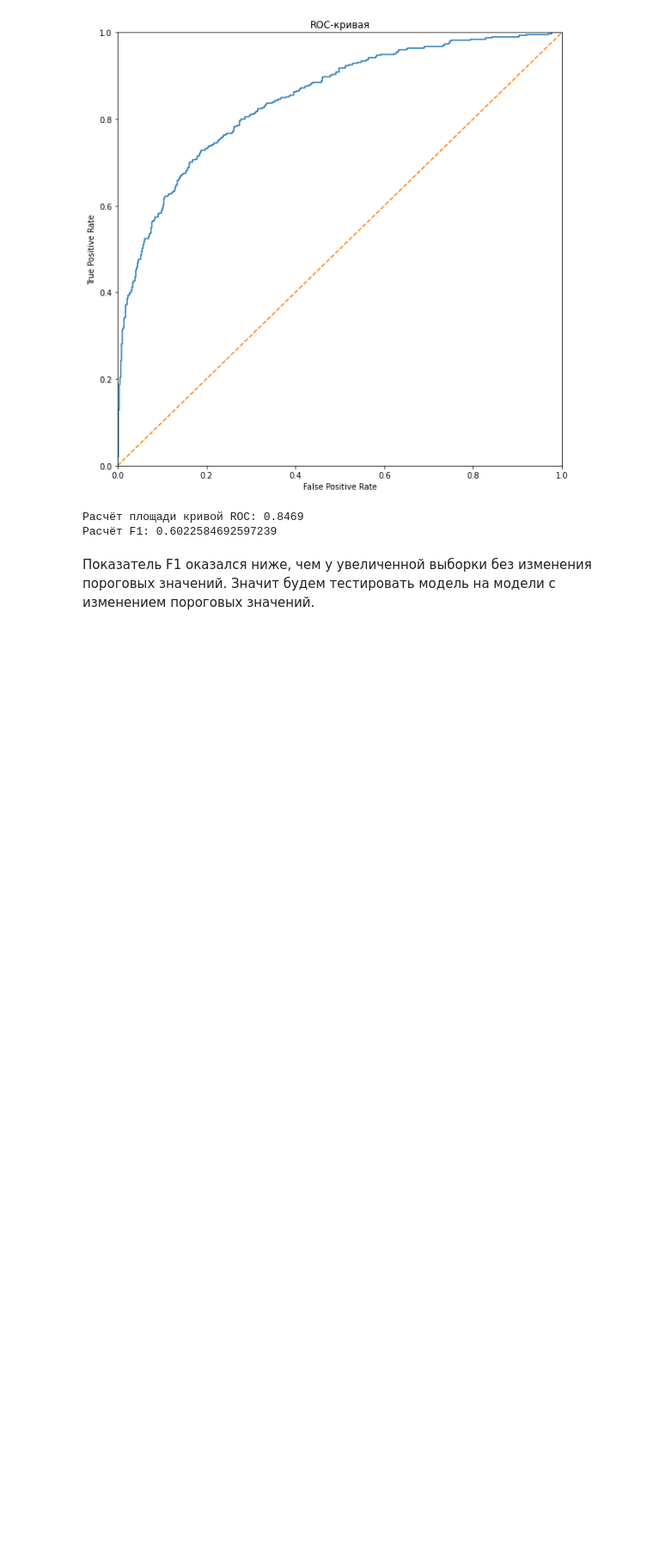
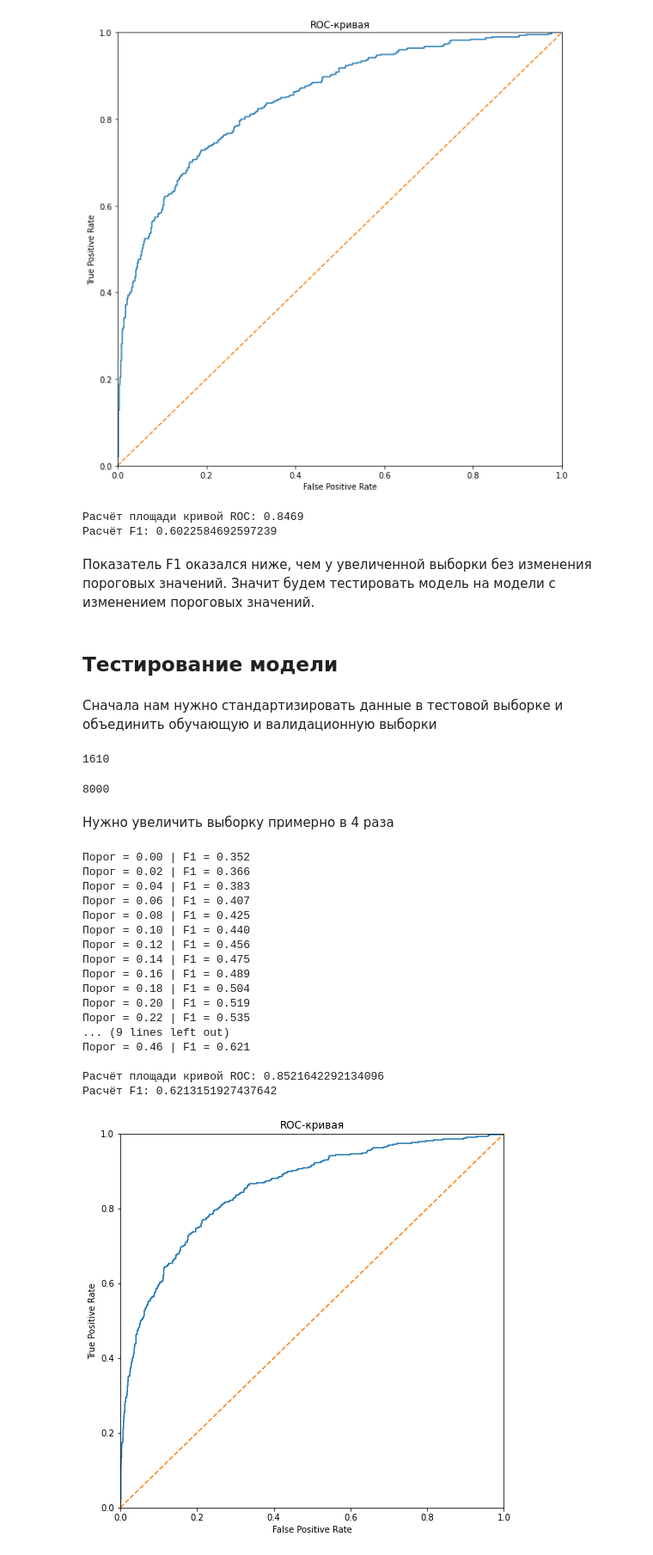
Before and after one commit to ede11/SL, a Jupyter notebook: supervised_learning.ipynb, the cells around one changed output. Shown at 86% size. Cells and saved outputs as stored; diff of their text form; code cells hidden in the pictures; blank space fills up the shorter version.

Commit message:
back to valid notebook

```diff
--- a/supervised_learning.ipynb
+++ b/supervised_learning.ipynb
@@ -828,3 +828,74 @@ print('Расчёт F1:' ,(f1_score(target_valid, predicted_best)))
 Расчёт F1: 0.6022584692597239
 # %% [markdown]
 Показатель F1 оказался ниже, чем у увеличенной выборки без изменения пороговых значений. Значит будем тестировать модель на модели с изменением пороговых значений.
+# %% [markdown]
+## Тестирование модели
+# %% [markdown]
+Сначала нам нужно стандартизировать данные в тестовой выборке и объединить обучающую и валидационную выборки
+# %%
+#объединяем
+final_features = pd.concat([features_train, features_valid])
+final_target = pd.concat([target_train, target_valid])
+
+#проверим дисбаланс классов
+display(final_target.sum(), final_target.count())
+# %% [output]
+1610
+8000
+# %% [markdown]
+Нужно увеличить выборку примерно в 4 раза
+# %%
+final_features, final_target = upsample(final_features, final_target, 4)
+# %%
+model = RandomForestClassifier(random_state=12345,
+                               max_depth=forest_best['depth'],
+                               n_estimators=forest_best['n_estimators'])
+model.fit(final_features, final_target)
+probabilities_valid = model.predict_proba(features_test)
+probabilities_one_valid = probabilities_valid[:, 1]
+
+f1_best = 0
+for threshold in np.arange(0, 0.8, 0.02):
+    predictions_valid = probabilities_one_valid > threshold
+    f1 = f1_score(target_test, predictions_valid)
+    if f1 > f1_best:
+        f1_best = f1
+        print("Порог = {:.2f} | F1 = {:.3f}".format(
+        threshold, f1))
+        predicted_best = predictions_valid
+
+#результаты с графиком выделил отдельно, так как структура кода чуть иная и так надёжнее
+print ('')
+print ('Расчёт площади кривой ROC:', roc_auc_score(target_test, probabilities_one_valid))
+print ('Расчёт F1:' ,(f1_score(target_test, predicted_best)))
+
+fpr, tpr, thresholds = roc_curve(target_test, probabilities_one_valid)
+
+plt.figure(figsize=(8,8))
+plt.plot(fpr, tpr)
+plt.plot([0, 1], [0, 1], linestyle='--')
+plt.xlim([0.0,1.0])
+plt.ylim([0.0,1.0])
+plt.xlabel('False Positive Rate')
+plt.ylabel('True Positive Rate')
+plt.title('ROC-кривая')
+plt.show()
+# %% [output]
+Порог = 0.00 | F1 = 0.352
+Порог = 0.02 | F1 = 0.366
+Порог = 0.04 | F1 = 0.383
+Порог = 0.06 | F1 = 0.407
+Порог = 0.08 | F1 = 0.425
+Порог = 0.10 | F1 = 0.440
+Порог = 0.12 | F1 = 0.456
+Порог = 0.14 | F1 = 0.475
+Порог = 0.16 | F1 = 0.489
+Порог = 0.18 | F1 = 0.504
+Порог = 0.20 | F1 = 0.519
+Порог = 0.22 | F1 = 0.535
+... (9 lines left out)
+Порог = 0.46 | F1 = 0.621
+
+Расчёт площади кривой ROC: 0.8521642292134096
+Расчёт F1: 0.6213151927437642
+[figure, added]
```
Also changed, not shown: parts of 4 cells of this notebook.
